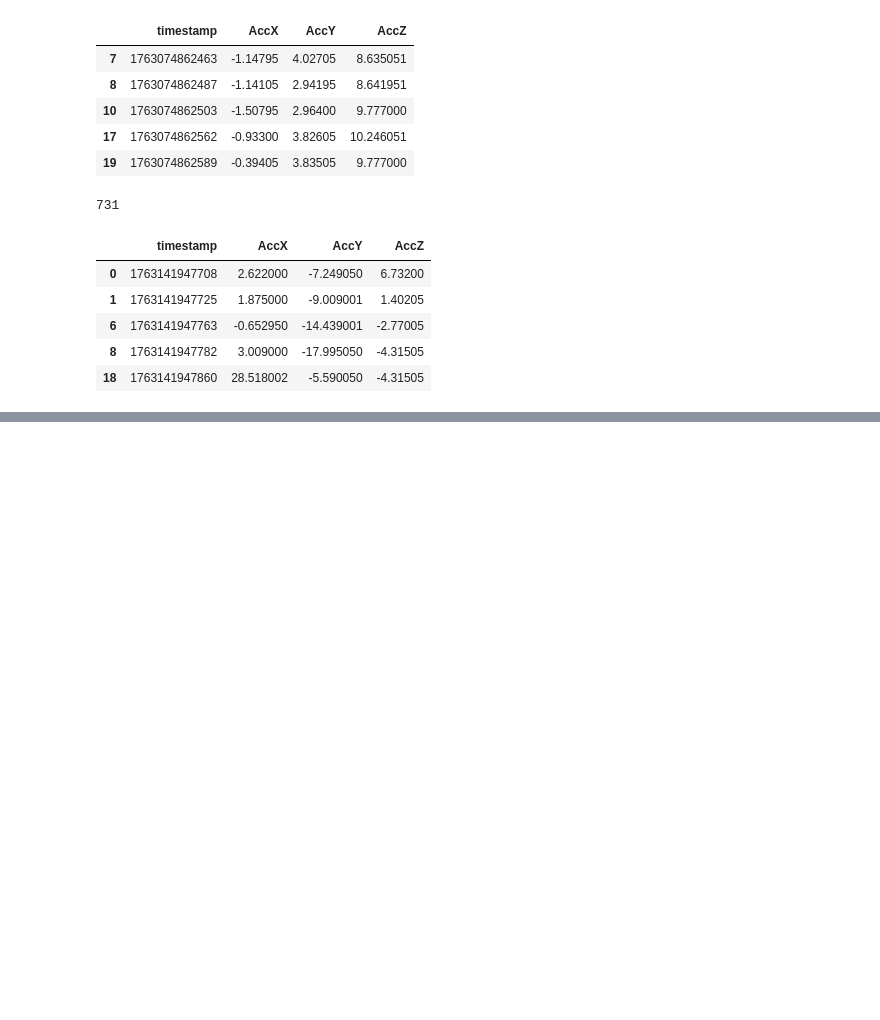
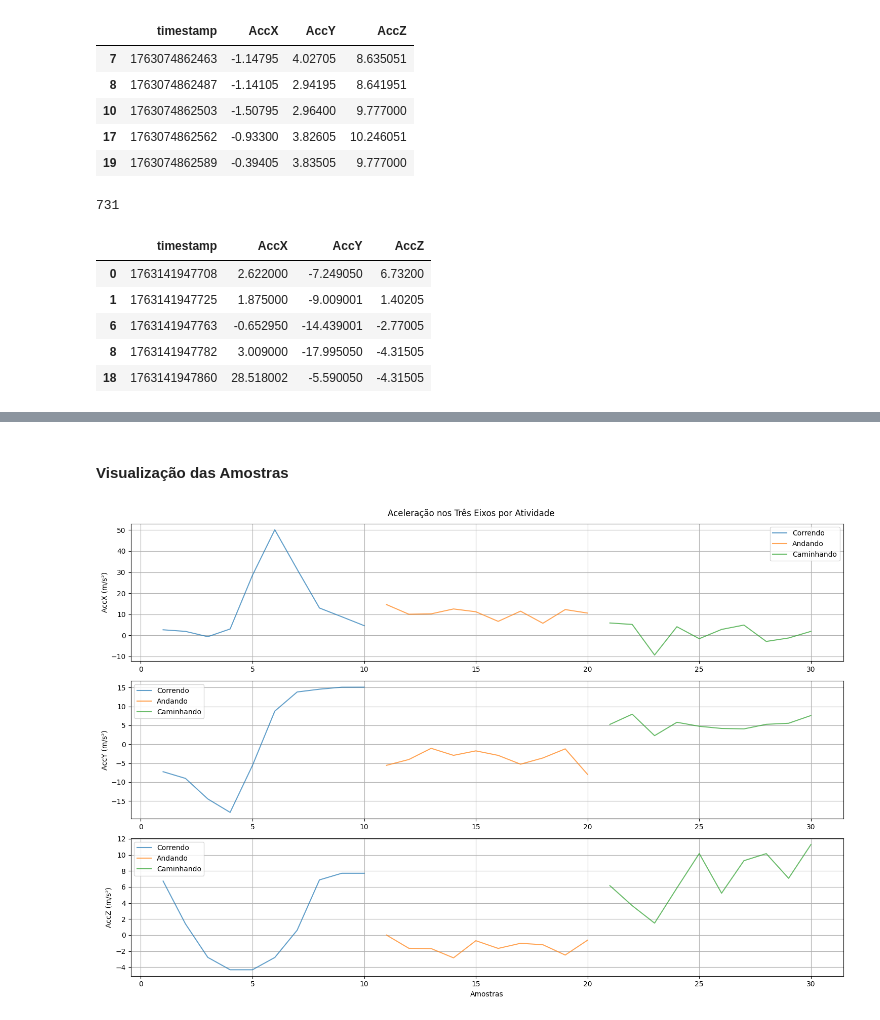
Before and after one commit to MatheuseduPinheiro/Trabalhos-da-disciplina-de-Sensores-e-Instrumentos-Inteligentes, a Jupyter notebook: Trabalho_2/index.ipynb, the cells around one changed output, grey strips where cells are left out. Saved outputs shown, nothing was run; the diff lists cells and outputs as text; code cells hidden in the pictures; blank space fills up the shorter version.

Commit message:
Realização do filtro das instâncias, retirando as que estão nulas, nivelamento do dataset e concatenação do dataframe e visualização das 30 amostras

```diff
--- a/Trabalho_2/index.ipynb
+++ b/Trabalho_2/index.ipynb
@@ -153,0 +162,4 @@ df_filtrar_correndo_integra.head()
+# %%
+# Reduzir os outros DataFrames para 730 linhas (amostra aleatória)
+df_filtrar_andando = df_filtrar_andando.sample(n=nivel_desejado, random_state=42)
+df_filtrar_caminhando = df_filtrar_caminhando.sample(n=nivel_desejado, random_state=42)
@@ -153,0 +240,5 @@ df_filtrar_correndo_integra.head()
+# %%
+# Remover a última linha de cada DataFrame
+df_filtrar_correndo = df_filtrar_correndo.iloc[:-1]  # Remove última linha
+df_filtrar_andando = df_filtrar_andando.iloc[:-1]    # Remove última linha
+df_filtrar_caminhando = df_filtrar_caminhando.iloc[:-1]  # Remove última linha
@@ -153,0 +259,15 @@ df_filtrar_correndo_integra.head()
+# %%
+# Pegar apenas as primeiras 10 linhas de cada atividade
+correndo_10 = df_filtrar_correndo.head(10).assign(atividade='Correndo')
+andando_10 = df_filtrar_andando.head(10).assign(atividade='Andando')
+caminhando_10 = df_filtrar_caminhando.head(10).assign(atividade='Caminhando')
+
+# Concatenar na sequência desejada
+df_sequencia = pd.concat([
+    correndo_10,
+    andando_10,
+    caminhando_10
+], ignore_index=True)
+
+# Resetar índice para 1, 2, 3...
+df_sequencia.index = df_sequencia.index + 1
@@ -153,0 +294,23 @@ df_filtrar_correndo_integra.head()
+# %% [markdown]
+#### Visualização das Amostras
+# %%
+import matplotlib.pyplot as plt
+
+fig, axes = plt.subplots(3, 1, figsize=(15, 10))
+
+# Plot cada eixo separadamente
+for i, eixo in enumerate(['AccX', 'AccY', 'AccZ']):
+    for atividade in df_sequencia['atividade'].unique():
+        dados = df_sequencia[df_sequencia['atividade'] == atividade]
+        axes[i].plot(dados.index, dados[eixo], label=atividade, alpha=0.7)
+
+    axes[i].set_ylabel(f'{eixo} (m/s²)')
+    axes[i].legend()
+    axes[i].grid(True)
+
+axes[2].set_xlabel('Amostras')
+plt.suptitle('Aceleração nos Três Eixos por Atividade')
+plt.tight_layout()
+plt.show()
+# %% [output]
+[figure, added]
```
Also changed, not shown: parts of 28 cells of this notebook.
